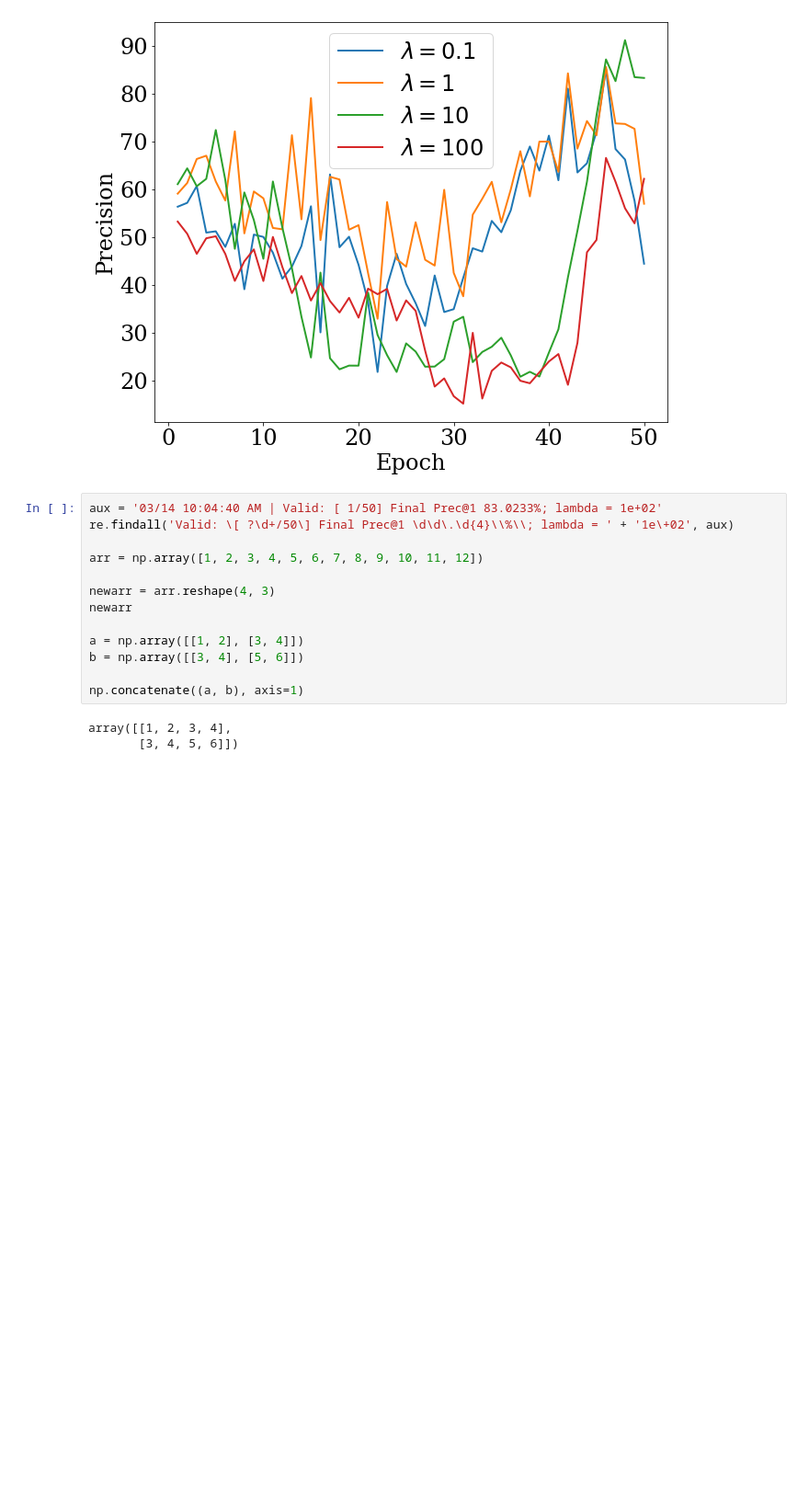
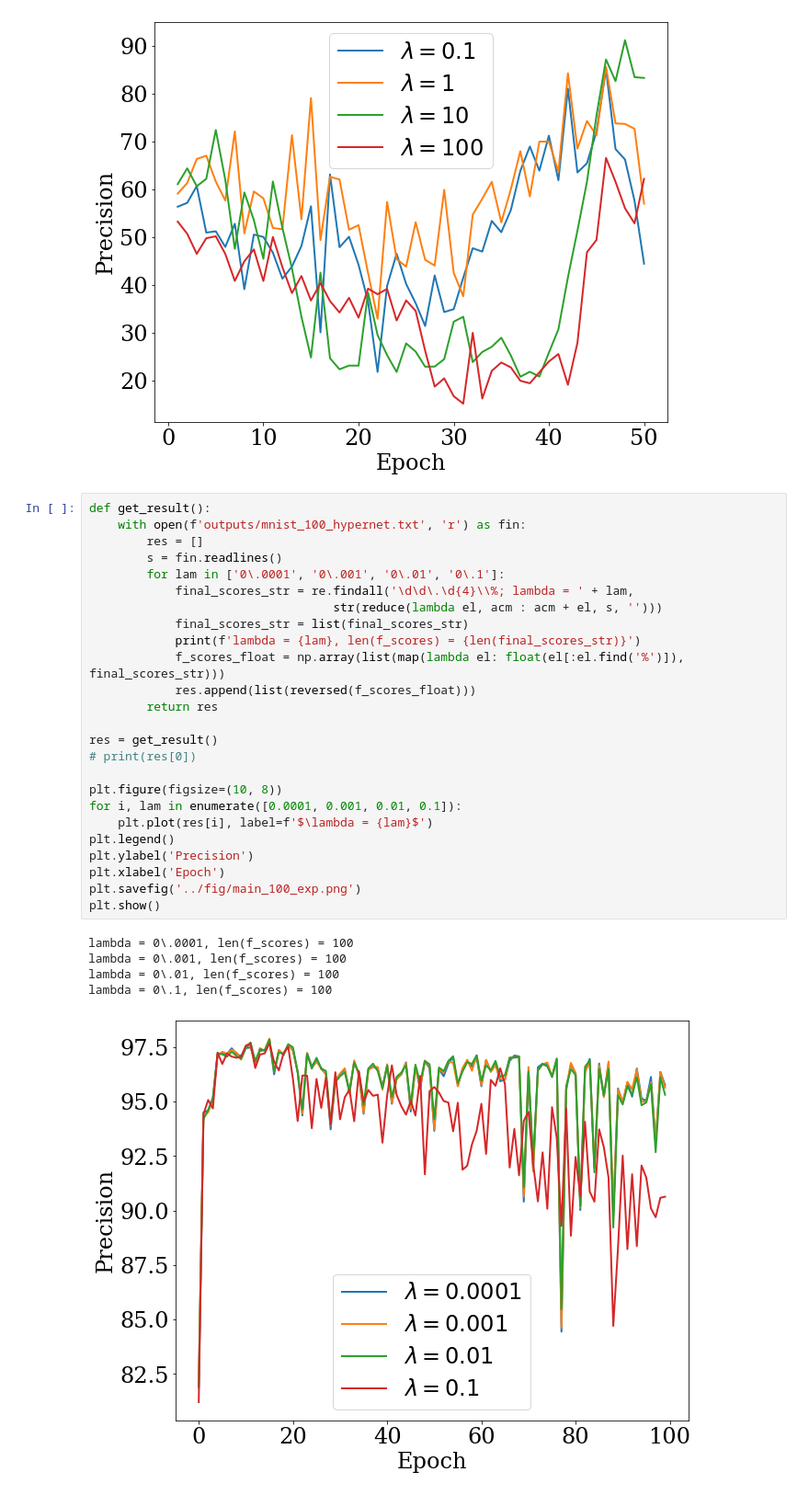
Before and after one commit to Intelligent-Systems-Phystech/2021-Project85, a Jupyter notebook: code/Parse_results.ipynb, the cells around one changed output. Shown at 92% size. Cells and saved outputs as stored; diff of their text form; blank space fills up the shorter version.

```diff
--- a/code/Parse_results.ipynb
+++ b/code/Parse_results.ipynb
@@ -102,19 +102,34 @@ lambda = 1e\+01, len(f_scores) = 250
 lambda = 1e\+02, len(f_scores) = 250
 (5, 50)
 [figure]
-# %%
-aux = '03/14 10:04:40 AM | Valid: [ 1/50] Final Prec@1 83.0233%; lambda = 1e+02'
-re.findall('Valid: \[ ?\d+/50\] Final Prec@1 \d\d\.\d{4}\\%\\; lambda = ' + '1e\+02', aux)
-
-arr = np.array([1, 2, 3, 4, 5, 6, 7, 8, 9, 10, 11, 12])
-
-newarr = arr.reshape(4, 3)
-newarr
-
-a = np.array([[1, 2], [3, 4]])
-b = np.array([[3, 4], [5, 6]])
-
-np.concatenate((a, b), axis=1)
-# %% [output]
-array([[1, 2, 3, 4],
-       [3, 4, 5, 6]])
+# %%
+def get_result():
+    with open(f'outputs/mnist_100_hypernet.txt', 'r') as fin:
+        res = []
+        s = fin.readlines()
+        for lam in ['0\.0001', '0\.001', '0\.01', '0\.1']:
+            final_scores_str = re.findall('\d\d\.\d{4}\\%; lambda = ' + lam,
+                                  str(reduce(lambda el, acm : acm + el, s, '')))
+            final_scores_str = list(final_scores_str)
+            print(f'lambda = {lam}, len(f_scores) = {len(final_scores_str)}')
+            f_scores_float = np.array(list(map(lambda el: float(el[:el.find('%')]), final_scores_str)))
+            res.append(list(reversed(f_scores_float)))
+        return res
+
+res = get_result()
+# print(res[0])
+
+plt.figure(figsize=(10, 8))
+for i, lam in enumerate([0.0001, 0.001, 0.01, 0.1]):
+    plt.plot(res[i], label=f'$\lambda = {lam}$')
+plt.legend()
+plt.ylabel('Precision')
+plt.xlabel('Epoch')
+plt.savefig('../fig/main_100_exp.png')
+plt.show()
+# %% [output]
+lambda = 0\.0001, len(f_scores) = 100
+lambda = 0\.001, len(f_scores) = 100
+lambda = 0\.01, len(f_scores) = 100
+lambda = 0\.1, len(f_scores) = 100
+[figure, added]
```
Also changed, not shown: 10 other files.
